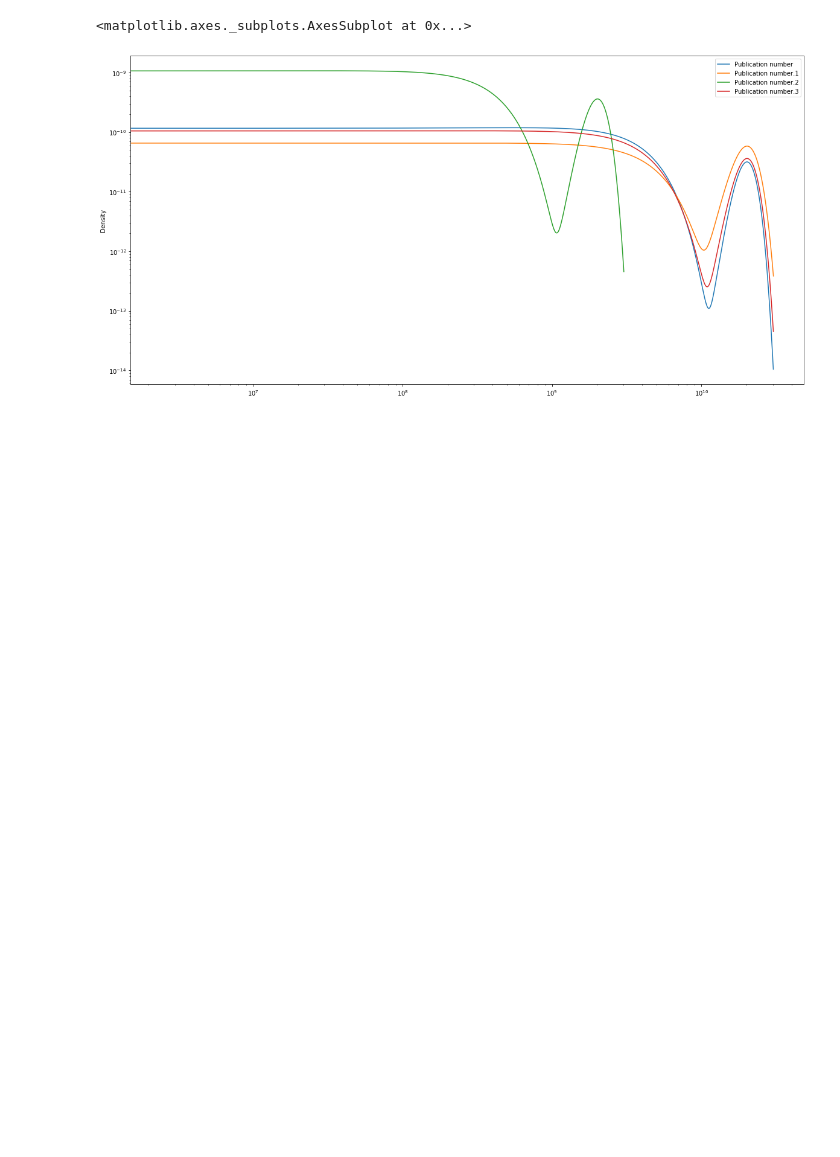
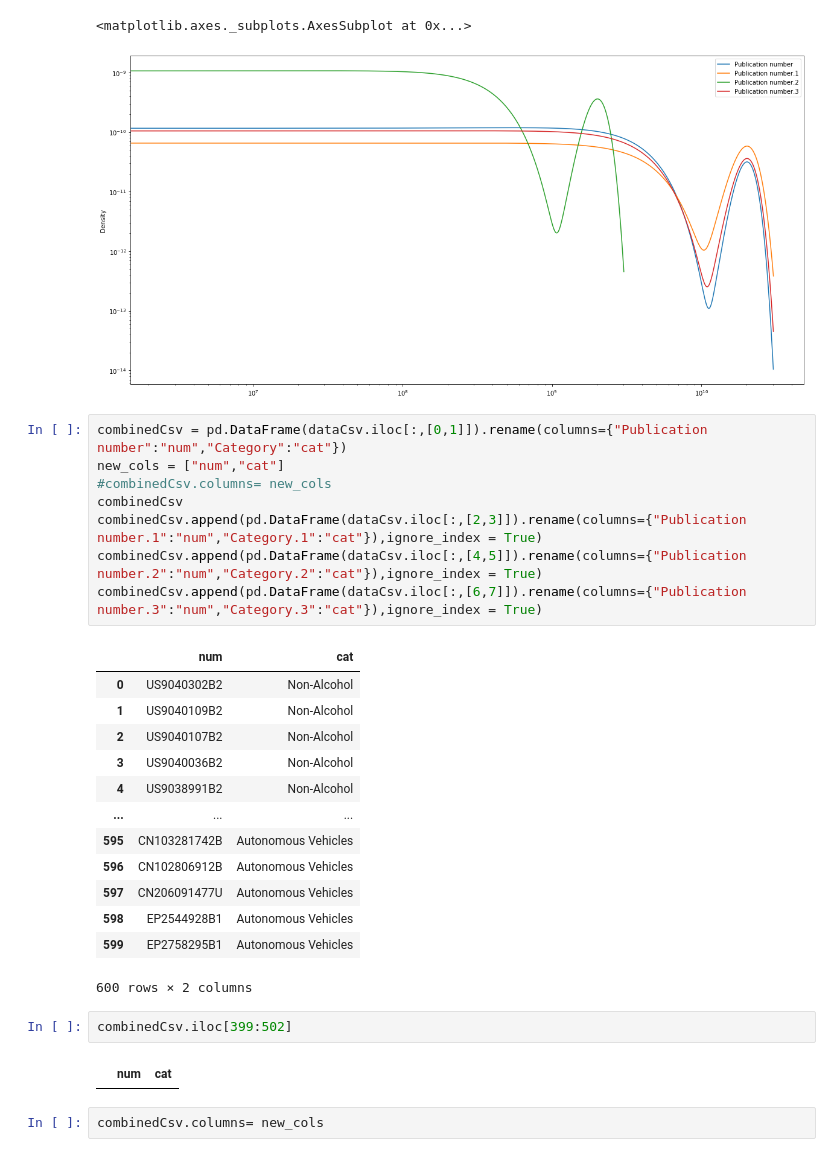
Before and after one commit to Nilanshrajput/AdvitiyaHackathon, a Jupyter notebook: BasicEDA.ipynb, the cells around one changed output. Cells and saved outputs as stored; diff of their text form; blank space fills up the shorter version.

```diff
--- a/patentClassifiaction.ipynb
+++ b/BasicEDA.ipynb
@@ -124,3 +124,31 @@ centerintData.plot(kind = "density",figsize = (20,10),logx = True,logy = True)
 # %% [output]
 <matplotlib.axes._subplots.AxesSubplot at 0x...>
 [figure]
+# %%
+combinedCsv = pd.DataFrame(dataCsv.iloc[:,[0,1]]).rename(columns={"Publication number":"num","Category":"cat"})
+new_cols = ["num","cat"]
+#combinedCsv.columns= new_cols
+combinedCsv
+combinedCsv.append(pd.DataFrame(dataCsv.iloc[:,[2,3]]).rename(columns={"Publication number.1":"num","Category.1":"cat"}),ignore_index = True)
+combinedCsv.append(pd.DataFrame(dataCsv.iloc[:,[4,5]]).rename(columns={"Publication number.2":"num","Category.2":"cat"}),ignore_index = True)
+combinedCsv.append(pd.DataFrame(dataCsv.iloc[:,[6,7]]).rename(columns={"Publication number.3":"num","Category.3":"cat"}),ignore_index = True)
+# %% [output]
+|  | num | cat |
+| 0 | US9040302B2 | Non-Alcohol |
+| 1 | US9040109B2 | Non-Alcohol |
+| 2 | US9040107B2 | Non-Alcohol |
+| 3 | US9040036B2 | Non-Alcohol |
+| 4 | US9038991B2 | Non-Alcohol |
+| ... | ... | ... |
+| 595 | CN103281742B | Autonomous Vehicles |
+| 596 | CN102806912B | Autonomous Vehicles |
+| 597 | CN206091477U | Autonomous Vehicles |
+| 598 | EP2544928B1 | Autonomous Vehicles |
+| 599 | EP2758295B1 | Autonomous Vehicles |
+600 rows × 2 columns
+# %%
+combinedCsv.iloc[399:502]
+# %% [output]
+|  | num | cat |
+# %%
+combinedCsv.columns= new_cols
```
Also changed, not shown: 1 other file.
